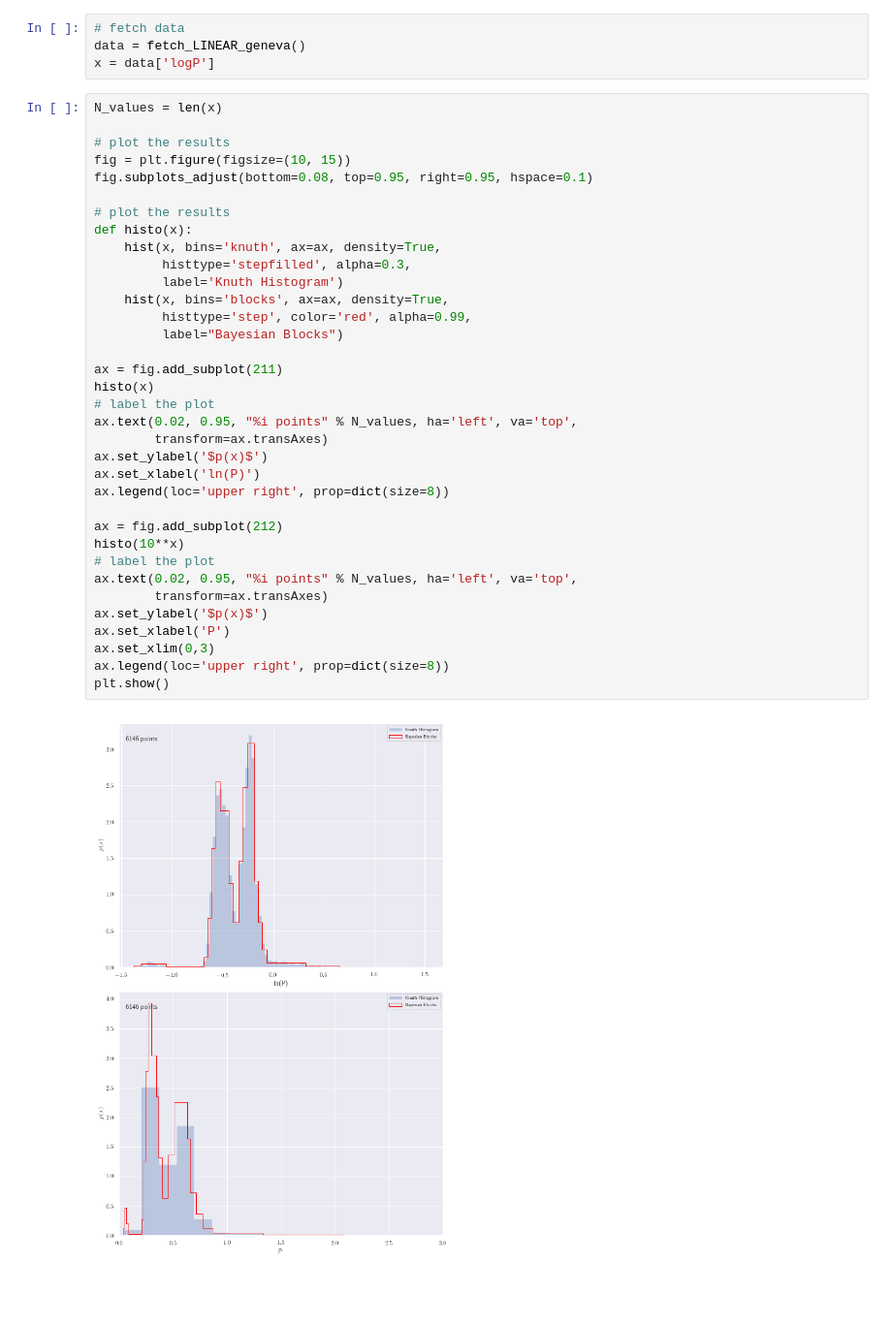
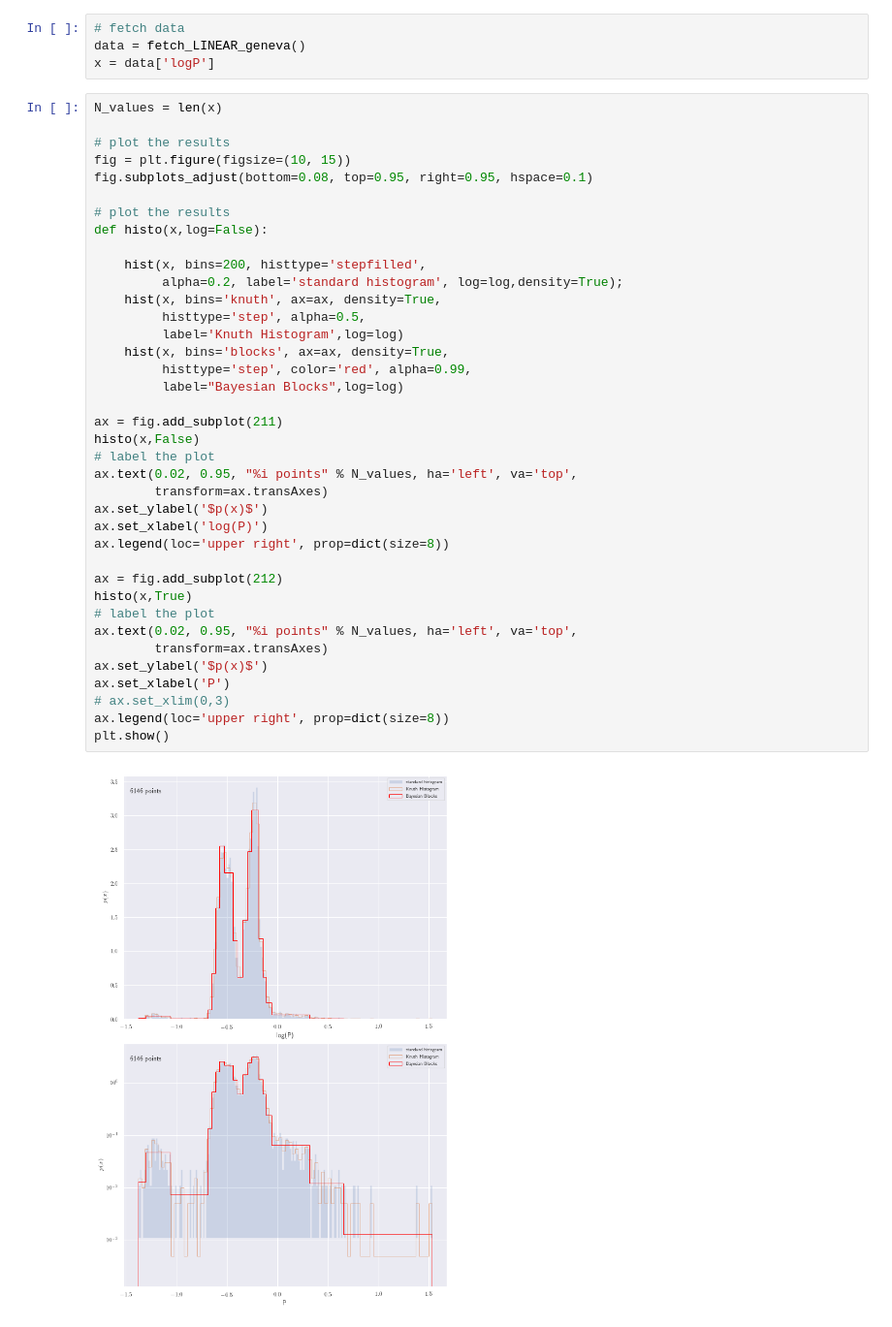
Before and after one commit to varunchaturmutha/homework, a Jupyter notebook: HW3.ipynb, the cells around one changed output. Shown: that part at 97% size. Saved outputs shown, nothing was run; the diff lists cells and outputs as text; blank space fills up the shorter version.

```diff
--- a/HW3.ipynb
+++ b/HW3.ipynb
@@ -233,38 +233,41 @@ x = data['logP']
 # %%
 N_values = len(x)
 
 # plot the results
 fig = plt.figure(figsize=(10, 15))
 fig.subplots_adjust(bottom=0.08, top=0.95, right=0.95, hspace=0.1)
 
 # plot the results
-def histo(x):
+def histo(x,log=False):
+
+    hist(x, bins=200, histtype='stepfilled',
+         alpha=0.2, label='standard histogram', log=log,density=True);
     hist(x, bins='knuth', ax=ax, density=True,
-         histtype='stepfilled', alpha=0.3,
-         label='Knuth Histogram')
+         histtype='step', alpha=0.5,
+         label='Knuth Histogram',log=log)
     hist(x, bins='blocks', ax=ax, density=True,
          histtype='step', color='red', alpha=0.99,
-         label="Bayesian Blocks")
+         label="Bayesian Blocks",log=log)
 
 ax = fig.add_subplot(211)
-histo(x)
+histo(x,False)
 # label the plot
 ax.text(0.02, 0.95, "%i points" % N_values, ha='left', va='top',
         transform=ax.transAxes)
 ax.set_ylabel('$p(x)$')
-ax.set_xlabel('ln(P)')
+ax.set_xlabel('log(P)')
 ax.legend(loc='upper right', prop=dict(size=8))
 
 ax = fig.add_subplot(212)
-histo(10**x)
+histo(x,True)
 # label the plot
 ax.text(0.02, 0.95, "%i points" % N_values, ha='left', va='top',
         transform=ax.transAxes)
 ax.set_ylabel('$p(x)$')
 ax.set_xlabel('P')
-ax.set_xlim(0,3)
+# ax.set_xlim(0,3)
 ax.legend(loc='upper right', prop=dict(size=8))
 plt.show()
 # %% [output]
-[figure, old version]
+[figure, new version]
 # %% [markdown]
```
Also changed, not shown: parts of 2 cells of this notebook.
